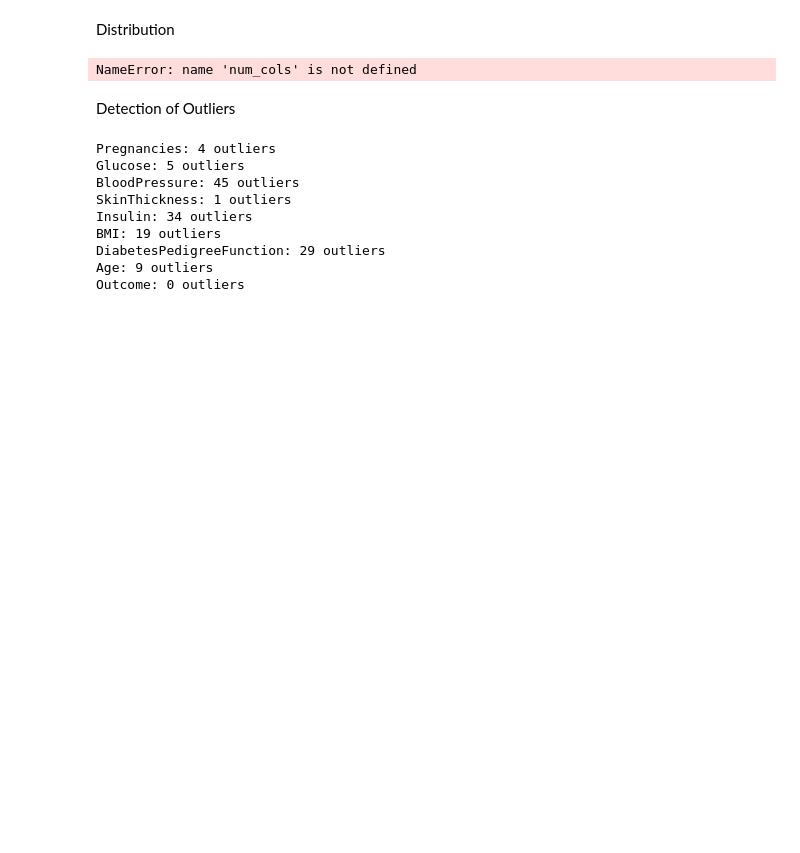
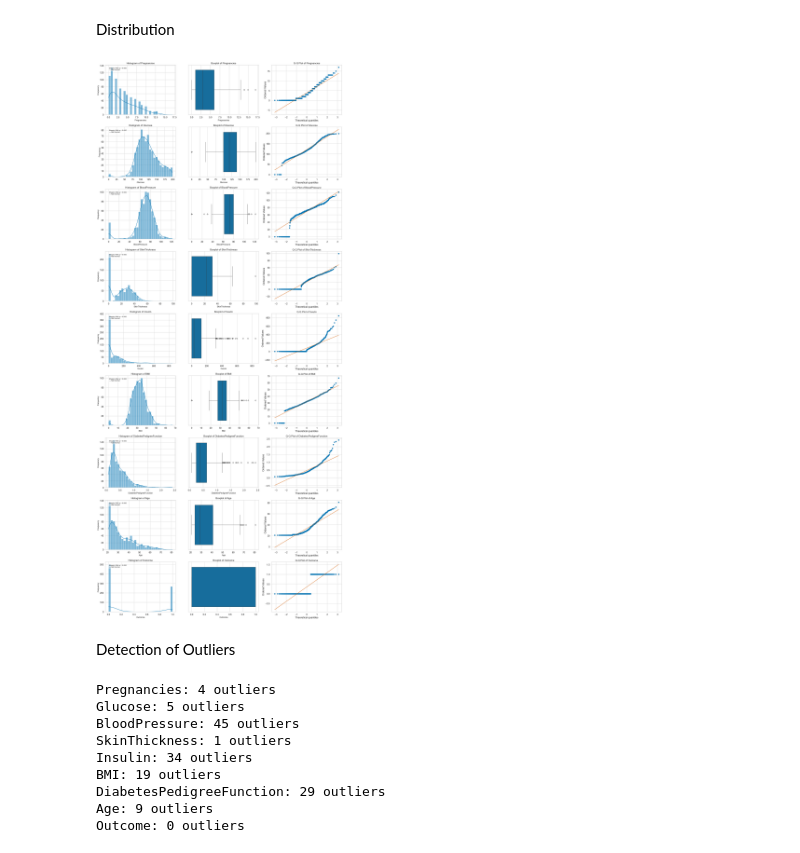
Before and after one commit to mettlrob/FoDS-Diabetes-Diagnosis, a Jupyter notebook: Data_Processing/proc_data.ipynb, the cells around one changed output. Drawn from its saved outputs; the diff is of its cells as text; code cells hidden in the pictures; blank space fills up the shorter version.

Commit message:
updated notebook with imputation, normalizing and scaling, and added new dist plot

```diff
--- a/Data_Processing/proc_data.ipynb
+++ b/Data_Processing/proc_data.ipynb
@@ -112,7 +119,9 @@ Distribution
 sns.set(style="whitegrid", palette="colorblind")
 sns.set_context('notebook', font_scale=1.2)
 
+#Define num_cols
 
+num_cols = df.columns
 
 # Create one big figure: (rows = number of columns, cols = 3 plots per feature)
 fig, axes = plt.subplots(nrows=len(num_cols), ncols=3, figsize=(20, 5 * len(num_cols)))
@@ -130,34 +139,34 @@ for idx, col in enumerate(num_cols):
     stat, p_value = shapiro(df[col].dropna())
     normality = "Normal" if p_value > 0.05 else "Not Normal"
 
     # Annotate p-value
     axes[idx, 0].text(0.05, 0.95, f'Shapiro-Wilk p = {p_value:.3f}\n→ {normality}',
                       transform=axes[idx, 0].transAxes,
                       fontsize=10,
                       verticalalignment='top',
                       bbox=dict(boxstyle='round', facecolor='white', alpha=0.5))
 
     # 2. Boxplot
     sns.boxplot(x=df[col], ax=axes[idx, 1])
     axes[idx, 1].set_title(f'Boxplot of {col}', fontsize=14)
     axes[idx, 1].set_xlabel(col, fontsize=12)
 
     # 3. Q-Q plot
     stats.probplot(df[col].dropna(), dist="norm", plot=axes[idx, 2])
     axes[idx, 2].set_title(f'Q-Q Plot of {col}', fontsize=14)
 
 # Make everything tight and clean
 plt.tight_layout()
 
 #Save the plot
 plt.savefig('../Figures/dist.png')
 
 # Save the BIG figure
 plt.show()
 
 # (Optional) Dis
 # %% [output]
-NameError: name 'num_cols' is not defined
+[figure, added]
 # %% [markdown]
 Detection of Outliers
 # %%
```
Also changed, not shown: parts of 11 cells of this notebook, 1 other file.
